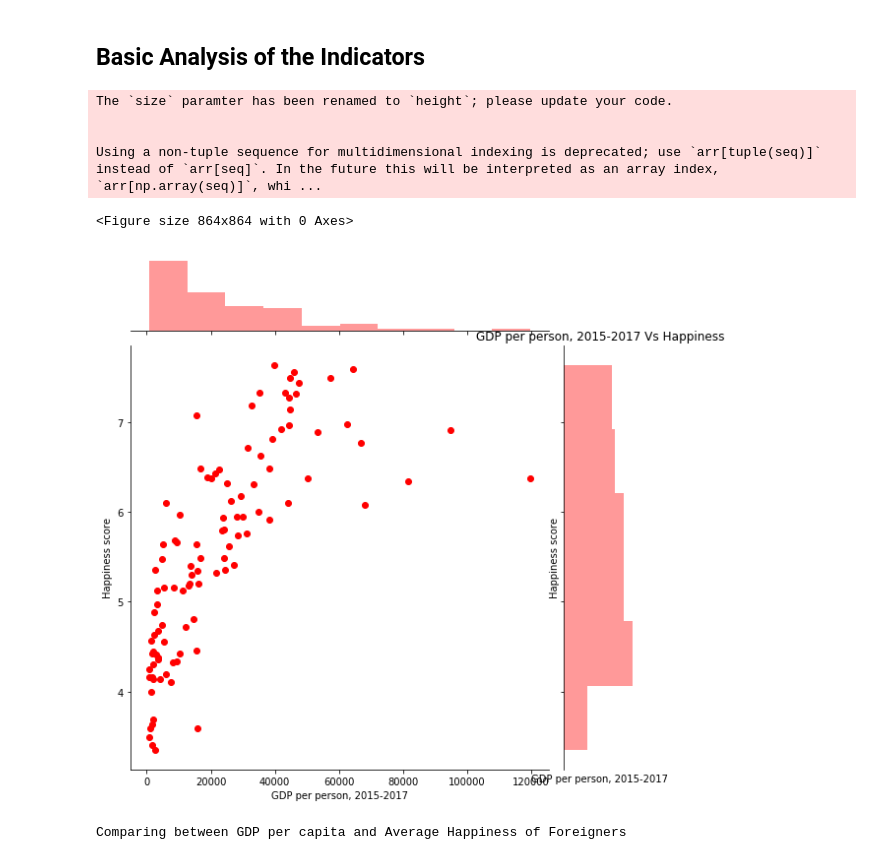
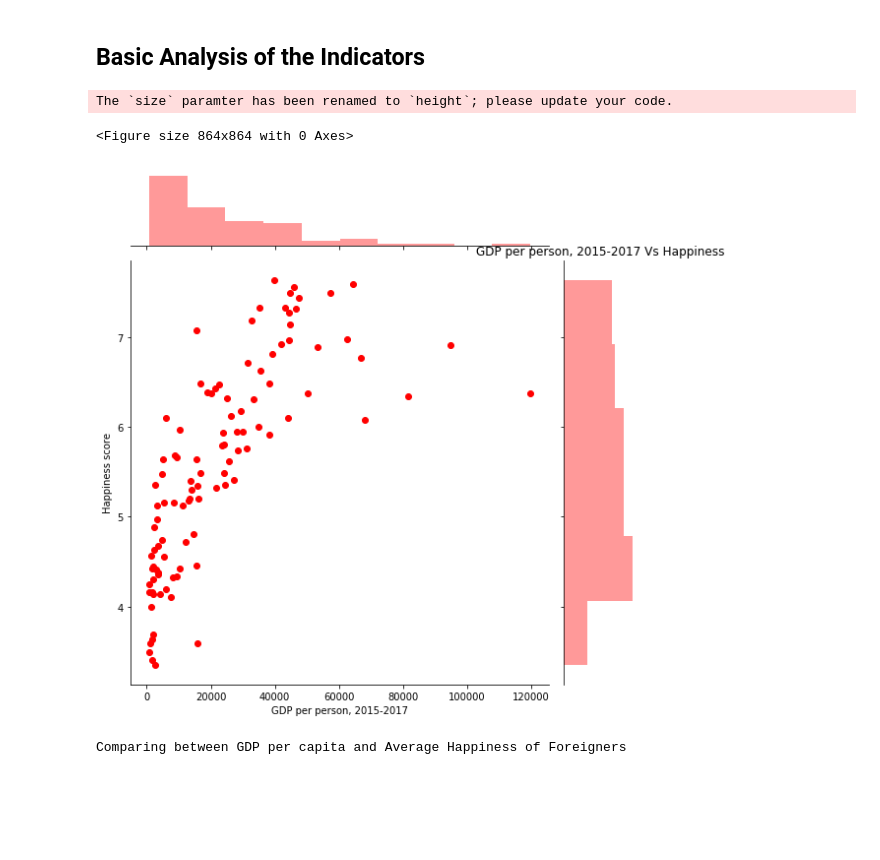
Before and after one commit to Teo-KJ/CZ1015-Data-Science---AI-Mini-Project, a Jupyter notebook: WHR Explore - In depth Analysis.ipynb, the cells around one changed output. Cells and saved outputs as stored; diff of their text form; code cells hidden in the pictures; blank space fills up the shorter version.

```diff
--- a/WHR Explore - In depth Analysis.ipynb
+++ b/WHR Explore - In depth Analysis.ipynb
@@ -135,17 +150,14 @@ df.plot(subplots=True, figsize=(12, 16));
 # %%
 plt.figure(figsize=(12,12))
 sb.jointplot(x = 'GDP per person, 2015-2017', y = 'Happiness score', data = df, size=8, color='red')
-plt.ylabel('Happiness score')
-plt.xlabel('GDP per person, 2015-2017')
+# plt.ylabel('Happiness score')
+# plt.xlabel('GDP per person, 2015-2017')
 plt.title('GDP per person, 2015-2017 Vs Happiness')
 plt.show()
 # %% [output]
 The `size` paramter has been renamed to `height`; please update your code.
-
-
-Using a non-tuple sequence for multidimensional indexing is deprecated; use `arr[tuple(seq)]` instead of `arr[seq]`. In the future this will be interpreted as an array index, `arr[np.array(seq)]`, whi ...
 <Figure size 864x864 with 0 Axes>
-[figure, old version]
+[figure, new version]
 # %%
 print("Comparing between GDP per capita and Average Happiness of Foreigners")
 trace = go.Scatter(
```
Also changed, not shown: parts of 34 cells of this notebook, 1 other file.
